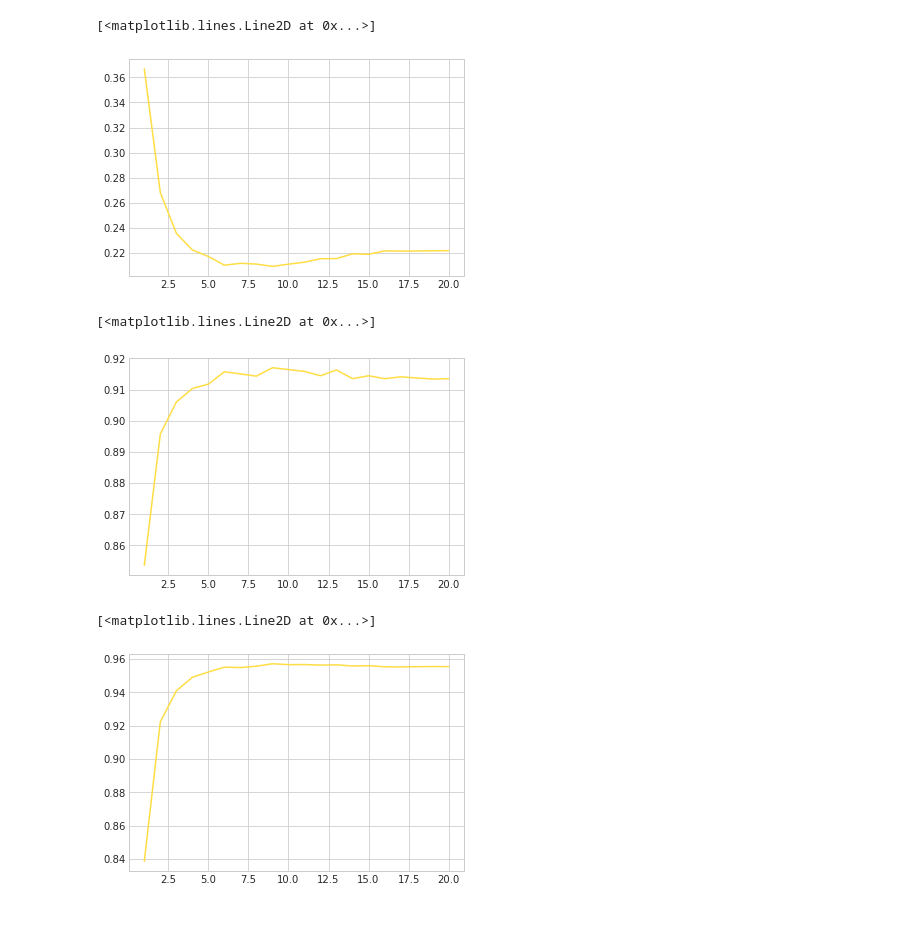
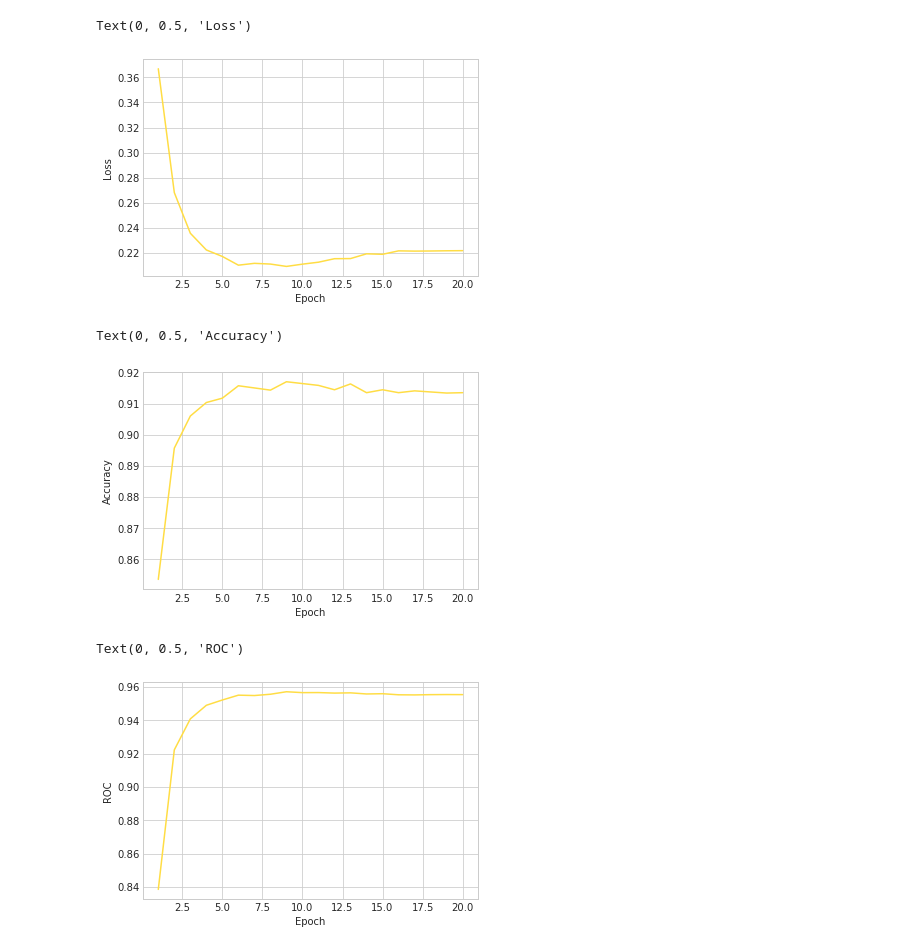
Before and after one commit to sarthakc0806/EV_NLP, a Jupyter notebook: metrics_run2.ipynb, the cells around one changed output. Drawn from its saved outputs; the diff is of its cells as text; code cells hidden in the pictures; blank space fills up the shorter version.

```diff
--- a/metrics_run2.ipynb
+++ b/metrics_run2.ipynb
@@ -4,19 +4,25 @@ df = pd.read_csv("metrics.csv")
 # %%
 import matplotlib.pyplot as plt
 plt.style.use('seaborn-whitegrid')
 plt.plot(df['Epoch'], df[' Loss'], color='#FFDD44')
+plt.xlabel("Epoch")
+plt.ylabel("Loss")
 # %% [output]
-[<matplotlib.lines.Line2D at 0x...>]
+Text(0, 0.5, 'Loss')
-[figure, old version]
+[figure, new version]
 # %%
 plt.plot(df['Epoch'], df[' Accuracy'], color='#FFDD44')
+plt.xlabel("Epoch")
+plt.ylabel("Accuracy")
 # %% [output]
-[<matplotlib.lines.Line2D at 0x...>]
+Text(0, 0.5, 'Accuracy')
-[figure, old version]
+[figure, new version]
 # %%
 plt.plot(df['Epoch'], df[' ROC'], color='#FFDD44')
+plt.xlabel("Epoch")
+plt.ylabel("ROC")
 # %% [output]
-[<matplotlib.lines.Line2D at 0x...>]
+Text(0, 0.5, 'ROC')
-[figure, old version]
+[figure, new version]
 # %%
 plt.plot(df['Epoch'], df[' fbeta'], color='#FFDD44')
```
Also changed, not shown: parts of 1 cell of this notebook, 1 other file.
